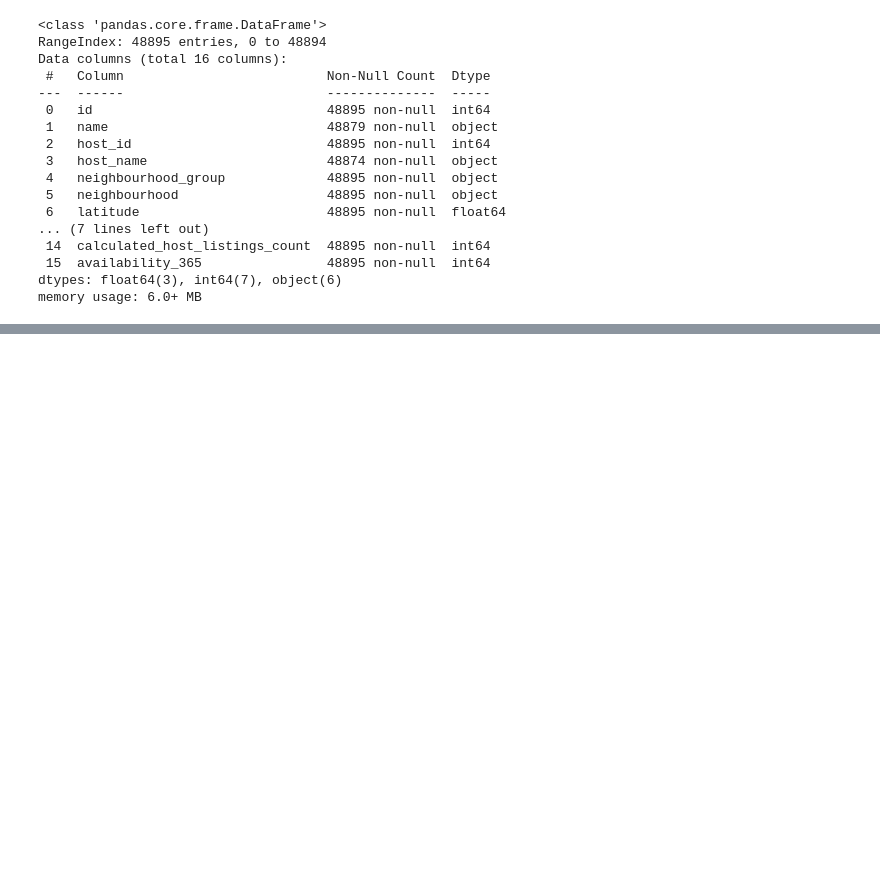
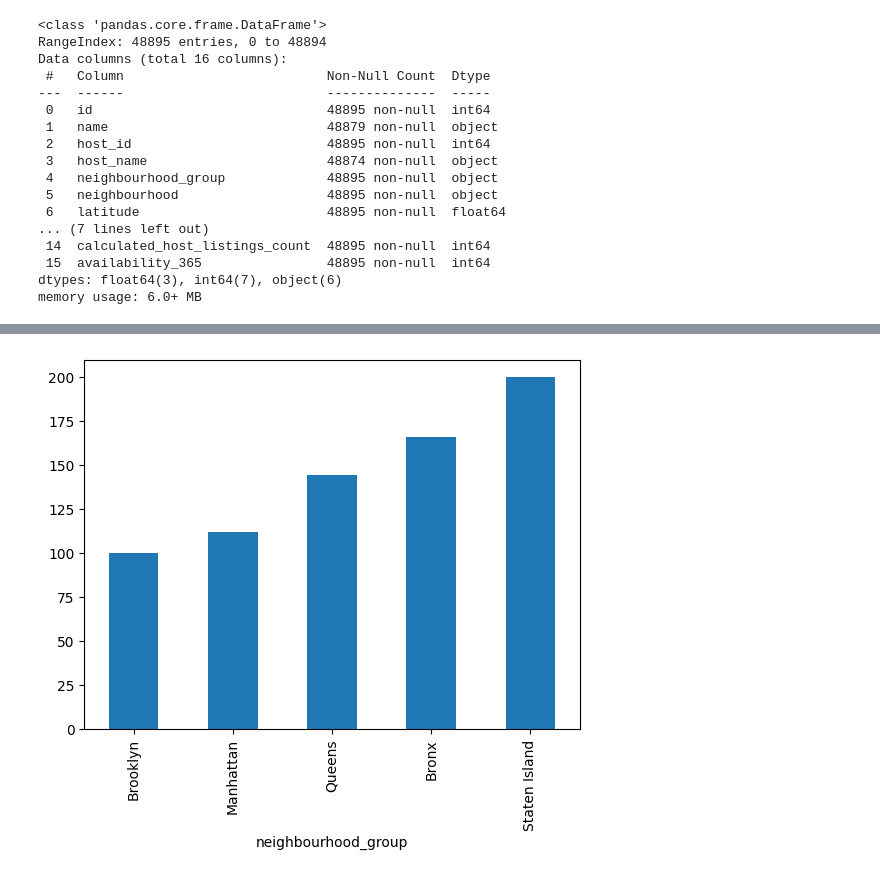
Before and after one commit to arnaldochm/data-processing-project-tutorial, a Jupyter notebook: src/explore.ipynb, the cells around one changed output, grey strips where cells are left out. Saved outputs shown, nothing was run; the diff lists cells and outputs as text; code cells hidden in the pictures; blank space fills up the shorter version.

```diff
--- a/src/explore.ipynb
+++ b/src/explore.ipynb
@@ -96,0 +274,5 @@ df_processed.describe().T
+# %%
+df.groupby(['neighbourhood_group'])['availability_365'].mean().sort_values().plot(kind='bar')
+plt.show()
+# %% [output]
+[figure, added]
```
Also changed, not shown: parts of 31 cells of this notebook, 1 other file.
